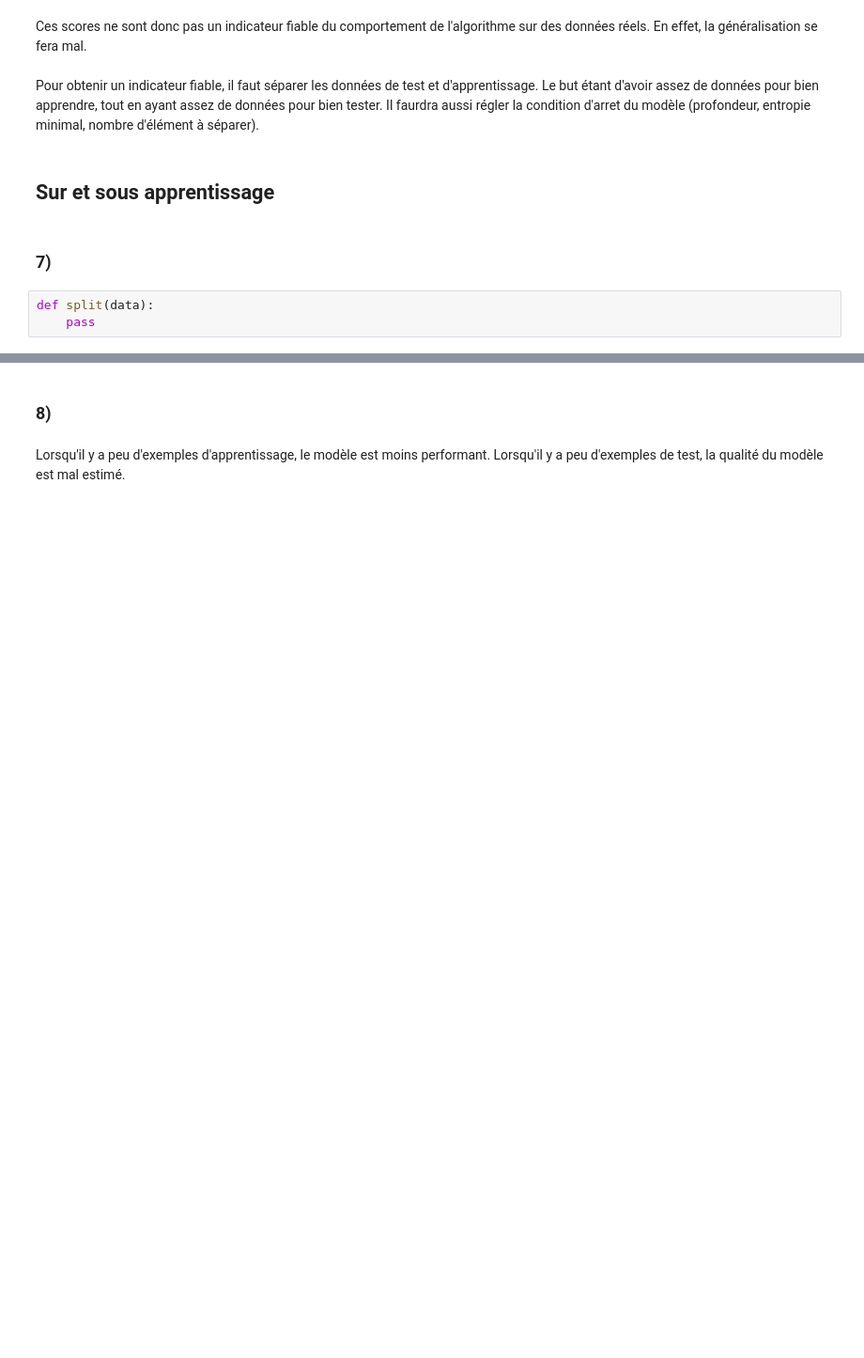
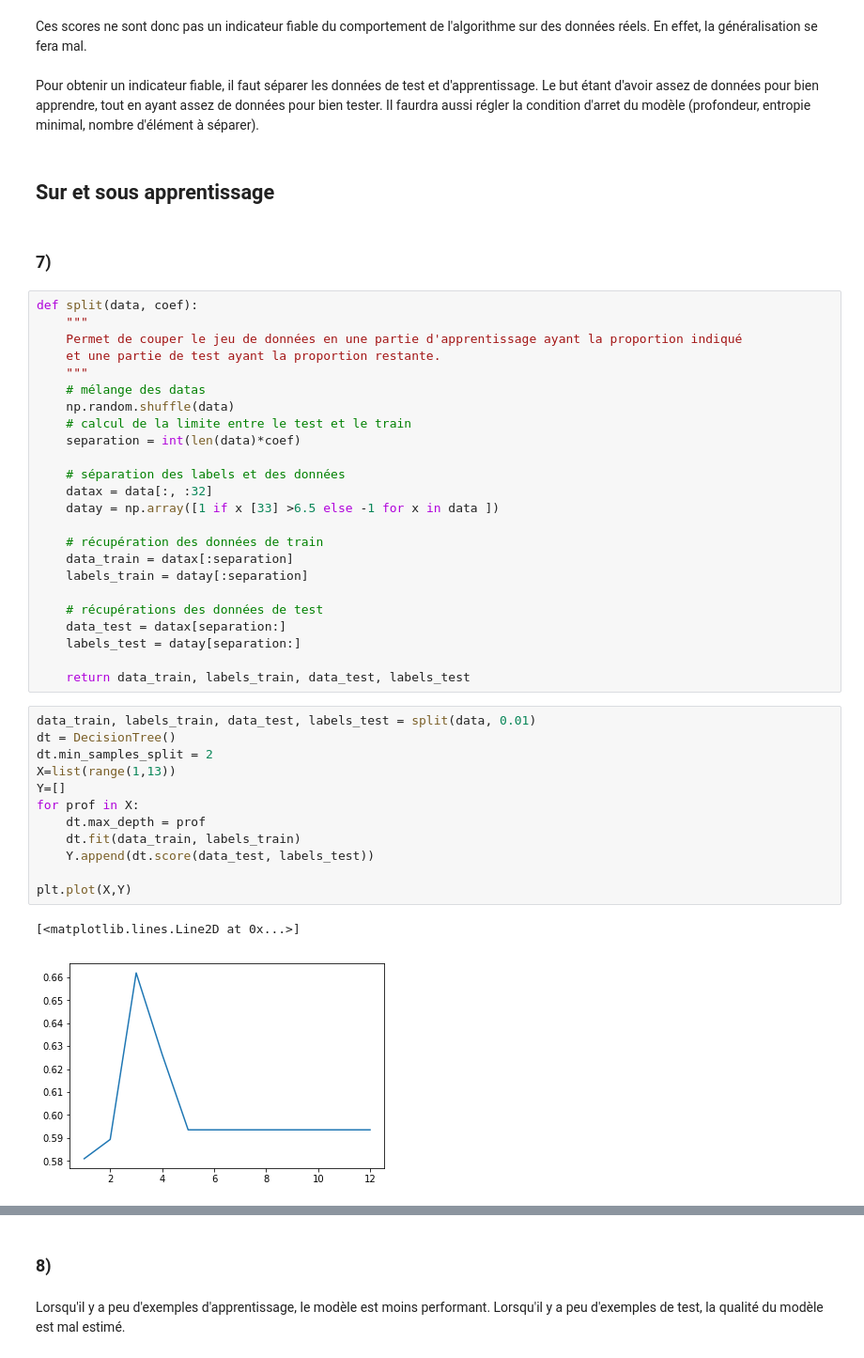
Before and after one commit to ghadaFerjani97/ML, a Jupyter notebook: tme1/tme1.ipynb, the cells around one changed output, grey strips where cells are left out. Shown at 94% size. Drawn from its saved outputs; the diff is of its cells as text; blank space fills up the shorter version.

```diff
--- a/tme1/tme1.ipynb
+++ b/tme1/tme1.ipynb
@@ -59,6 +192,42 @@ Pour obtenir un indicateur fiable, il faut séparer les données de test et d'ap
 ## Sur et sous apprentissage
 # %% [markdown]
 ### 7)
-# %%
-def split(data):
-    pass
+# %%
+def split(data, coef):
+    """
+    Permet de couper le jeu de données en une partie d'apprentissage ayant la proportion indiqué
+    et une partie de test ayant la proportion restante.
+    """
+    # mélange des datas
+    np.random.shuffle(data)
+    # calcul de la limite entre le test et le train
+    separation = int(len(data)*coef)
+
+    # séparation des labels et des données
+    datax = data[:, :32]
+    datay = np.array([1 if x [33] >6.5 else -1 for x in data ])
+
+    # récupération des données de train
+    data_train = datax[:separation]
+    labels_train = datay[:separation]
+
+    # récupérations des données de test
+    data_test = datax[separation:]
+    labels_test = datay[separation:]
+
+    return data_train, labels_train, data_test, labels_test
+# %%
+data_train, labels_train, data_test, labels_test = split(data, 0.01)
+dt = DecisionTree()
+dt.min_samples_split = 2
+X=list(range(1,13))
+Y=[]
+for prof in X:
+    dt.max_depth = prof
+    dt.fit(data_train, labels_train)
+    Y.append(dt.score(data_test, labels_test))
+
+plt.plot(X,Y)
+# %% [output]
+[<matplotlib.lines.Line2D at 0x...>]
+[figure, added]
```
Also changed, not shown: parts of 16 cells of this notebook, 1 other file.
